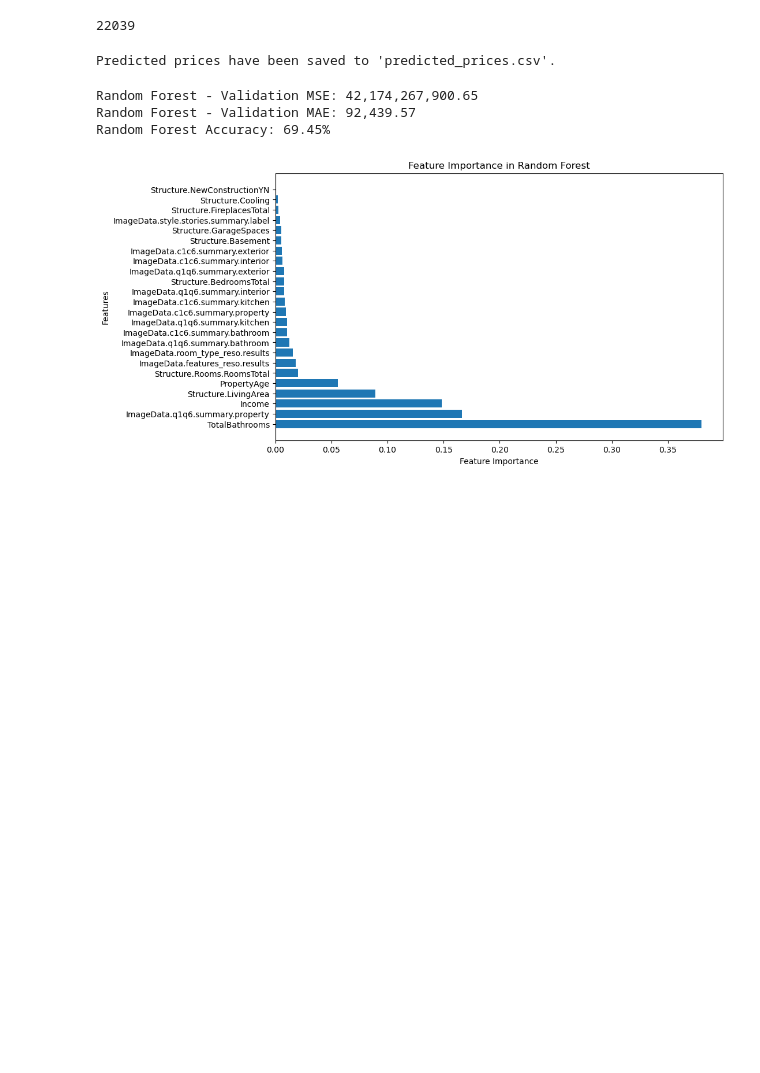
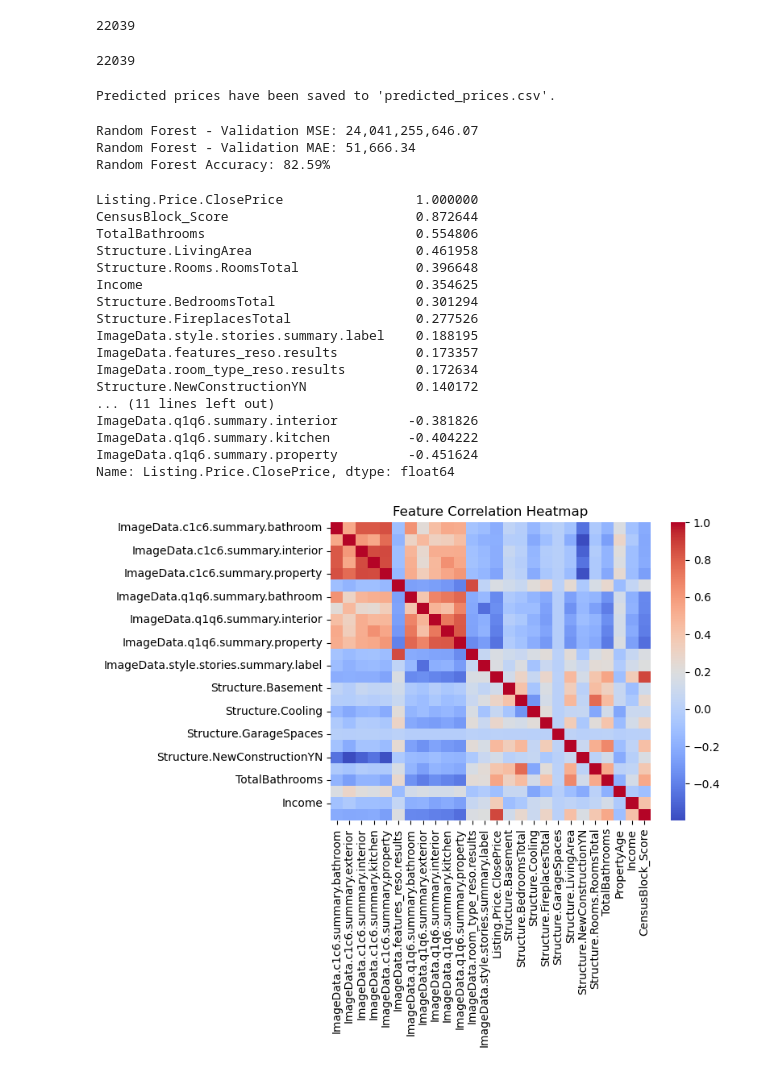
Before and after one commit to aniol-petit/datathon-2024, a Jupyter notebook: training_model.ipynb, the cells around one changed output. Saved outputs shown, nothing was run; the diff lists cells and outputs as text; code cells hidden in the pictures; blank space fills up the shorter version.

```diff
--- a/training_model.ipynb
+++ b/training_model.ipynb
@@ -39,6 +37,10 @@ len(X_valid['Listing.ListingId'])
 len(y_pred)
 # %% [output]
 22039
+# %%
+len(X_valid)
+# %% [output]
+22039
 # %%
 predictions_df = pd.DataFrame({
     'Listing.ListingId': X_valid['Listing.ListingId'],  # Replace with the actual column for IDs
@@ -60,7 +62,7 @@ import numpy as np
 data_subset = cleaned_train_data
 
 # Separate features and target variable
-X = data_subset.drop(columns=['Listing.Price.ClosePrice', 'Listing.ListingId'], errors='ignore')
+X = data_subset.drop(columns=['Listing.Price.ClosePrice', 'Listing.ListingId', 'Structure.Cooling', 'Structure.GarageSpaces', 'PropertyAge', 'Structure.Basement', 'Structure.NewConstructionYN', 'Structure.NewConstructionYN', 'ImageData.room_type_reso.results', 'ImageData.features_reso.results'], errors='ignore')
 y = data_subset['Listing.Price.ClosePrice']
 
 # Train-test split
@@ -68,8 +70,8 @@ X_train, X_valid, y_train, y_valid = train_test_split(X, y, test_size=0.2, rando
 
 # Initialize Random Forest with reasonable defaults
 rf_model = RandomForestRegressor(
-    n_estimators=100,     # Number of trees
-    max_depth=15,         # Limit tree depth for better generalization
+    n_estimators=200,     # Number of trees
+    max_depth=20,         # Limit tree depth for better generalization
     min_samples_split=5,  # Minimum samples required to split an internal node
     min_samples_leaf=5,   # Minimum samples required in a leaf node
     bootstrap=True,       # Use bootstrap samples
@@ -94,24 +96,31 @@ print(f"Random Forest - Validation MSE: {mse:,.2f}")
 print(f"Random Forest - Validation MAE: {mae:,.2f}")
 print(f"Random Forest Accuracy: {accuracy * 100:.2f}%")
 # %% [output]
-Random Forest - Validation MSE: 42,174,267,900.65
-Random Forest - Validation MAE: 92,439.57
-Random Forest Accuracy: 69.45%
+Random Forest - Validation MSE: 24,041,255,646.07
+Random Forest - Validation MAE: 51,666.34
+Random Forest Accuracy: 82.59%
-# %%
-# Analyze feature importance
-import matplotlib.pyplot as plt
-
-feature_importances = rf_model.feature_importances_
-features = X_train.columns
-
-# Sort features by importance
-sorted_idx = np.argsort(feature_importances)[::-1]
-
-plt.figure(figsize=(10, 6))
-plt.barh([features[i] for i in sorted_idx], feature_importances[sorted_idx])
-plt.xlabel("Feature Importance")
-plt.ylabel("Features")
-plt.title("Feature Importance in Random Forest")
-plt.show()
-# %% [output]
-[figure, removed]
+# %%
+correlation = cleaned_train_data.drop(columns=['Listing.ListingId']).corr()
+print(correlation['Listing.Price.ClosePrice'].sort_values(ascending=False))
+sns.heatmap(correlation, annot=False, cmap="coolwarm")
+plt.title("Feature Correlation Heatmap")
+plt.show()
+# %% [output]
+Listing.Price.ClosePrice                 1.000000
+CensusBlock_Score                        0.872644
+TotalBathrooms                           0.554806
+Structure.LivingArea                     0.461958
+Structure.Rooms.RoomsTotal               0.396648
+Income                                   0.354625
+Structure.BedroomsTotal                  0.301294
+Structure.FireplacesTotal                0.277526
+ImageData.style.stories.summary.label    0.188195
+ImageData.features_reso.results          0.173357
+ImageData.room_type_reso.results         0.172634
+Structure.NewConstructionYN              0.140172
+... (11 lines left out)
+ImageData.q1q6.summary.interior         -0.381826
+ImageData.q1q6.summary.kitchen          -0.404222
+ImageData.q1q6.summary.property         -0.451624
+Name: Listing.Price.ClosePrice, dtype: float64
+[figure, added]
```
Also changed, not shown: parts of 3 cells of this notebook, 1 other file.
